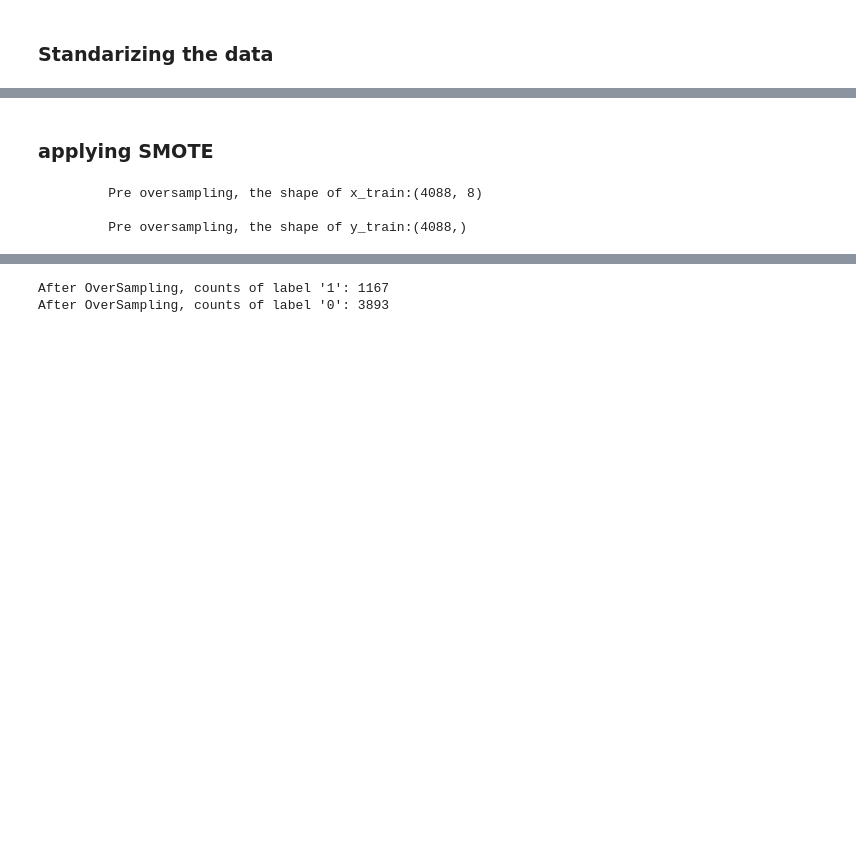
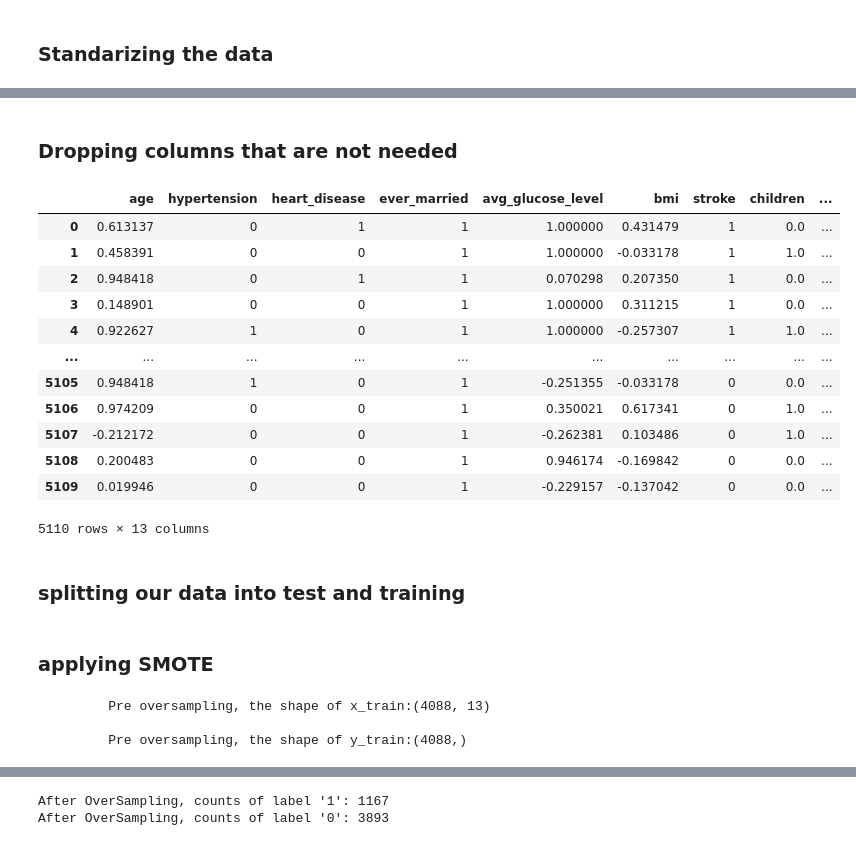
Before and after one commit to freddxworld/DataScience, a Jupyter notebook: JupyterNotebook/Project2/Project2.ipynb, the cells around one changed output, grey strips where cells are left out. Drawn from its saved outputs; the diff is of its cells as text; code cells hidden in the pictures; blank space fills up the shorter version.

```diff
--- a/JupyterNotebook/Project2/Project2.ipynb
+++ b/JupyterNotebook/Project2/Project2.ipynb
@@ -153,7 +117,12 @@ df[1:].corr()
 # %% [markdown]
 ### Standarizing the data
 # %%
-scaler = StandardScaler().fit(df)
-sD = scaler.transform(df)
-sD = pd.DataFrame(sD, index=df.index,columns=df.columns)
+#scaler = StandardScaler().fit(df)
+#sD = scaler.transform(df)
+#sD = pd.DataFrame(sD, index=df.index,columns=df.columns)
+scaler = StandardScaler()
+df[['age', 'avg_glucose_level','bmi']] = scaler.fit_transform(df[['age','avg_glucose_level','bmi']])
+# %%
+# normalize columns A and B
+df[['age', 'avg_glucose_level', 'bmi']] = df[['age', 'avg_glucose_level', 'bmi']].apply(lambda x: x/x.max(), axis=0)
 # %% [markdown]
@@ -199,0 +130,2 @@ y_testNorm = lab.fit_transform(y_test.values.ravel())
+# %%
+x = df
@@ -199,0 +148,30 @@ y_testNorm = lab.fit_transform(y_test.values.ravel())
+# %% [markdown]
+### Dropping columns that are not needed
+# %%
+x = x.drop(['gender'], axis = 1)
+x = x.drop(['Private'], axis = 1)
+x = x.drop([ 'Self-employed' ], axis = 1)
+x = x.drop(['Govt_job' ], axis = 1)
+x = x.drop(['smokes'], axis = 1)
+x = x.drop(['Unknown'  ], axis = 1)
+x = x.drop(['work_type'], axis = 1)
+x = x.drop(['Residence_type'  ], axis = 1)
+x = x.drop(['smoking_status'  ], axis = 1)
+# %%
+x
+# %% [output]
+|  | age | hypertension | heart_disease | ever_married | avg_glucose_level | bmi | stroke | children | ... |
+| 0 | 0.613137 | 0 | 1 | 1 | 1.000000 | 0.431479 | 1 | 0.0 | ... |
+| 1 | 0.458391 | 0 | 0 | 1 | 1.000000 | -0.033178 | 1 | 1.0 | ... |
+| 2 | 0.948418 | 0 | 1 | 1 | 0.070298 | 0.207350 | 1 | 0.0 | ... |
+| 3 | 0.148901 | 0 | 0 | 1 | 1.000000 | 0.311215 | 1 | 0.0 | ... |
+| 4 | 0.922627 | 1 | 0 | 1 | 1.000000 | -0.257307 | 1 | 1.0 | ... |
+| ... | ... | ... | ... | ... | ... | ... | ... | ... | ... |
+| 5105 | 0.948418 | 1 | 0 | 1 | -0.251355 | -0.033178 | 0 | 0.0 | ... |
+| 5106 | 0.974209 | 0 | 0 | 1 | 0.350021 | 0.617341 | 0 | 1.0 | ... |
+| 5107 | -0.212172 | 0 | 0 | 1 | -0.262381 | 0.103486 | 0 | 1.0 | ... |
+| 5108 | 0.200483 | 0 | 0 | 1 | 0.946174 | -0.169842 | 0 | 0.0 | ... |
+| 5109 | 0.019946 | 0 | 0 | 1 | -0.229157 | -0.137042 | 0 | 0.0 | ... |
+5110 rows × 13 columns
+# %% [markdown]
+### splitting our data into test and training
@@ -201,9 +184,10 @@ y_testNorm = lab.fit_transform(y_test.values.ravel())
 ### applying SMOTE
 # %%
 print("\n\t Pre oversampling, the shape of x_train:{}".format(x_train.shape))
-print("\n\t Pre oversampling, the shape of y_train:{}".format(y_transTrain.shape))
+#print("\n\t Pre oversampling, the shape of y_train:{}".format(y_transTrain.shape))
+print("\n\t Pre oversampling, the shape of y_train:{}".format(y_train.shape))
 # %% [output]
-         Pre oversampling, the shape of x_train:(4088, 8)
+         Pre oversampling, the shape of x_train:(4088, 13)
 
          Pre oversampling, the shape of y_train:(4088,)
 # %%
```
Also changed, not shown: parts of 51 cells of this notebook.
